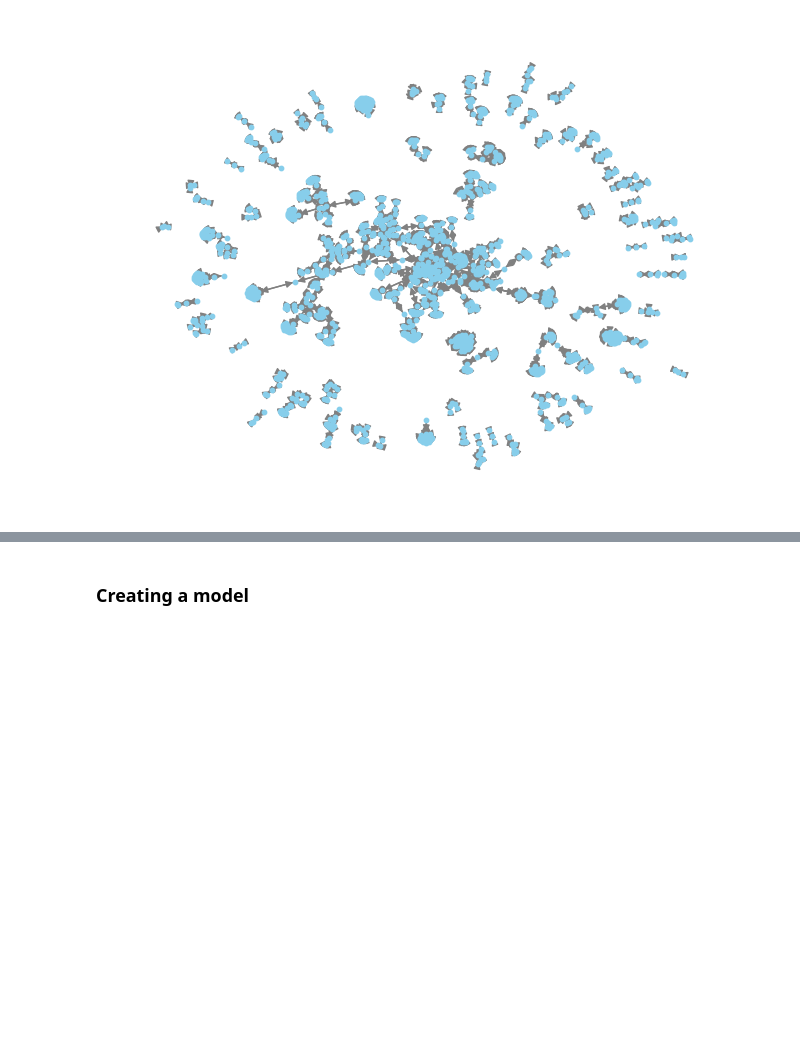
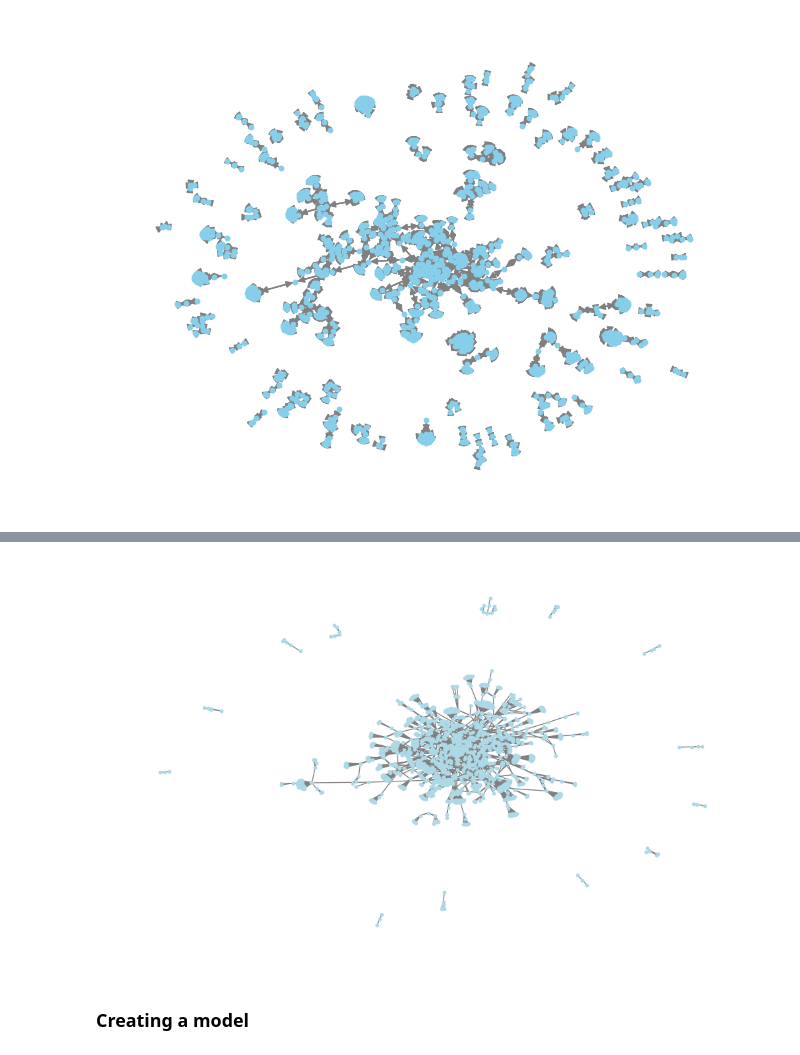
Before and after one commit to MatthiasPicard/fake-news-detection, a Jupyter notebook: urls.ipynb, the cells around one changed output, grey strips where cells are left out. Cells and saved outputs as stored; diff of their text form; code cells hidden in the pictures; blank space fills up the shorter version.

Commit message:
visualization completed (youhou)

```diff
--- a/urls.ipynb
+++ b/urls.ipynb
@@ -593,3 +694,30 @@ plt.show()
+# %%
+G = nx.MultiDiGraph()
+
+# Add nodes with types and features
+for i, row in df_article_sorted.iterrows():
+    G.add_node(f"{i}_a", node_type='article', x=row.to_numpy().astype(np.float32))
+for i, row in df_sources_mixte_sorted.iterrows():
+    G.add_node(f"{i}_s", node_type='source', x=row.to_numpy().astype(np.float32))
+for i, row in df_test_event_sorted_temp.iterrows():
+    G.add_node(f"{i}_e", node_type='event', x=row.to_numpy().astype(np.float32))
+
+# Add edges with types and features (if applicable)
+G.add_edges_from(edge_mentionné.transpose(), edge_type='mentionne')
+G.add_edges_from(edge_est_source_de.transpose(), edge_type='est_source_de')
+
+# Remove isolated nodes
+isolated_nodes = [node for node, degree in G.degree() if degree == 0]
+G.remove_nodes_from(isolated_nodes)
+
+# Convert to undirected (if needed)
+G_undirected = G.to_undirected()
+
+plt.figure(figsize=(10, 6))  # Adjust layout size
+nx.draw(G_undirected, with_labels=False, node_color='lightblue', edge_color='gray', node_size=10)
+plt.show()
+# %% [output]
+[figure, added]
 # %%
 #TODO
 # think of a way to properly display the graph (compress the graph, to reduce the number of nodes)
```
Also changed, not shown: parts of 4 cells of this notebook.
